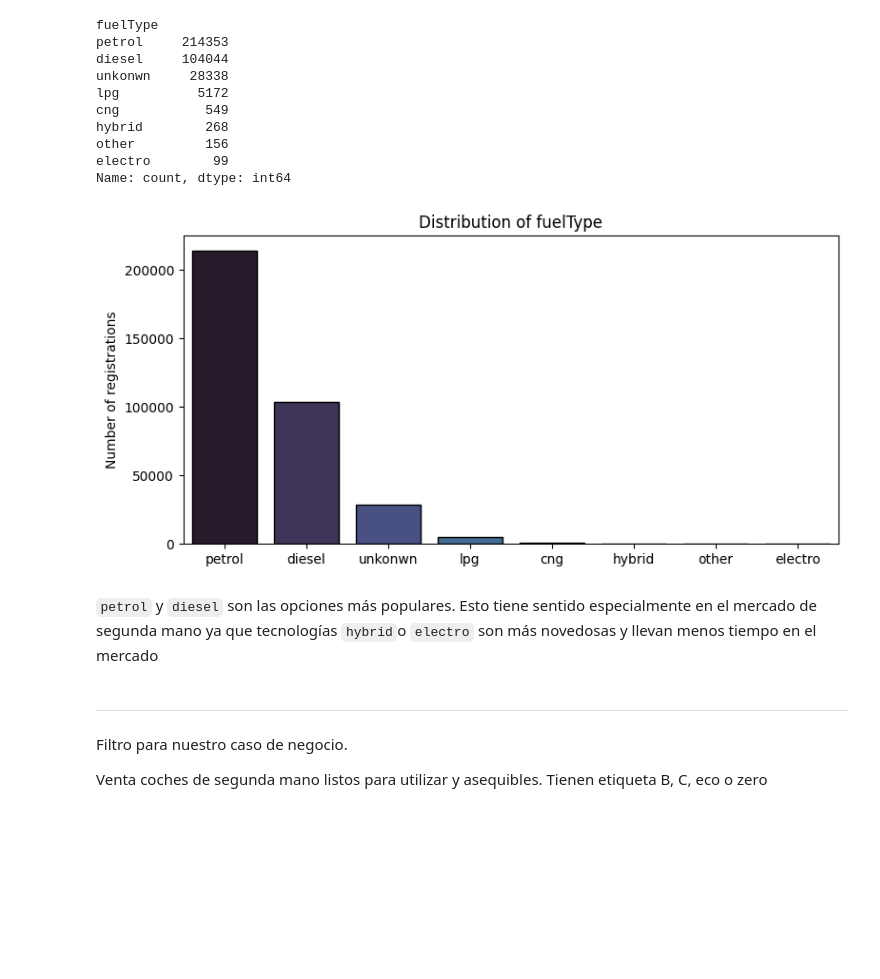
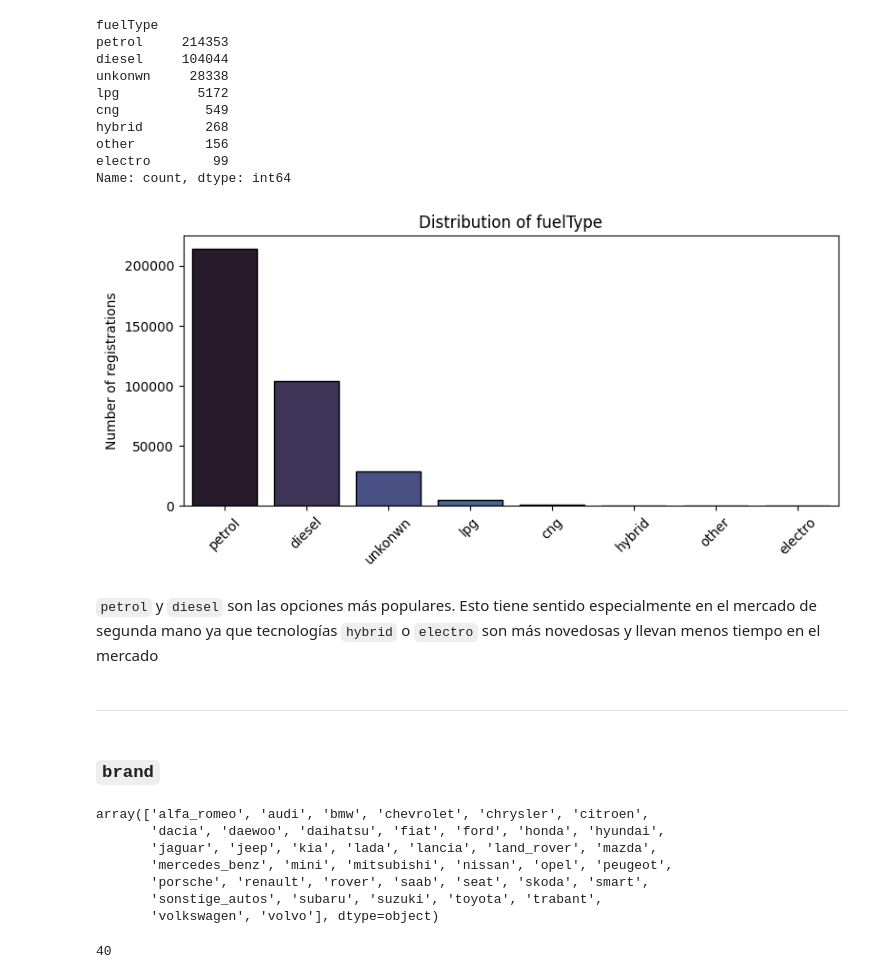
Before and after one commit to SupernovaIa/Project-ML-CarPricePrediction, a Jupyter notebook: notebook/01-EDA.ipynb, the cells around one changed output. Saved outputs shown, nothing was run; the diff lists cells and outputs as text; code cells hidden in the pictures; blank space fills up the shorter version.

```diff
--- a/notebook/01-EDA.ipynb
+++ b/notebook/01-EDA.ipynb
@@ -255,3 +247,5 @@ df[filter_year_up | filter_year_down]['yearOfRegistration'] = np.nan
+# %%
+df['yearOfRegistration'] = df['yearOfRegistration'].apply(lambda x: np.nan if (x < 1920 or x > 2018) else x)
 # %% [markdown]
 ---
 # %% [markdown]
@@ -311,5 +301,5 @@ filter_power_down = df['powerCV'] < 40
-# %%
-df[filter_power_up | filter_power_down]['powerCV'] = np.nan
+# %%
+df['powerCV'] = df['powerCV'].apply(lambda x: np.nan if (x < 40 or x > 1200) else x)
 # %% [markdown]
 ---
 # %% [markdown]
@@ -528,3 +544,5 @@ Los vehículos con transmisión manual dominan sobre los automáticos lo que rev
+# %%
+df.drop(columns='model', inplace=True)
 # %% [markdown]
 ---
 # %% [markdown]
@@ -552,14 +570,26 @@ other         156
 electro        99
 Name: count, dtype: int64
 # %%
-count_plot(df, 'fuelType')
+plot_categoric_distribution(df, 'fuelType')
 # %% [output]
-[figure, old version]
+[figure, new version]
 # %% [markdown]
-`petrol` y `diesel` son las opciones más populares. Esto tiene sentido especialmente en el mercado de segunda mano ya que tecnologías `hybrid`o `electro` son más novedosas y llevan menos tiempo en el mercado
+`petrol` y `diesel` son las opciones más populares. Esto tiene sentido especialmente en el mercado de segunda mano ya que tecnologías `hybrid` o `electro` son más novedosas y llevan menos tiempo en el mercado
 # %% [markdown]
 ---
-# %% [markdown]
-Filtro para nuestro caso de negocio.
-
-Venta coches de segunda mano listos para utilizar y asequibles. Tienen etiqueta B, C, eco o zero
+# %% [markdown]
+### `brand`
+# %%
+df['brand'].sort_values().unique()
+# %% [output]
+array(['alfa_romeo', 'audi', 'bmw', 'chevrolet', 'chrysler', 'citroen',
+       'dacia', 'daewoo', 'daihatsu', 'fiat', 'ford', 'honda', 'hyundai',
+       'jaguar', 'jeep', 'kia', 'lada', 'lancia', 'land_rover', 'mazda',
+       'mercedes_benz', 'mini', 'mitsubishi', 'nissan', 'opel', 'peugeot',
+       'porsche', 'renault', 'rover', 'saab', 'seat', 'skoda', 'smart',
+       'sonstige_autos', 'subaru', 'suzuki', 'toyota', 'trabant',
+       'volkswagen', 'volvo'], dtype=object)
+# %%
+df['brand'].nunique()
+# %% [output]
+40
```
Also changed, not shown: parts of 51 cells of this notebook, 4 other files.
